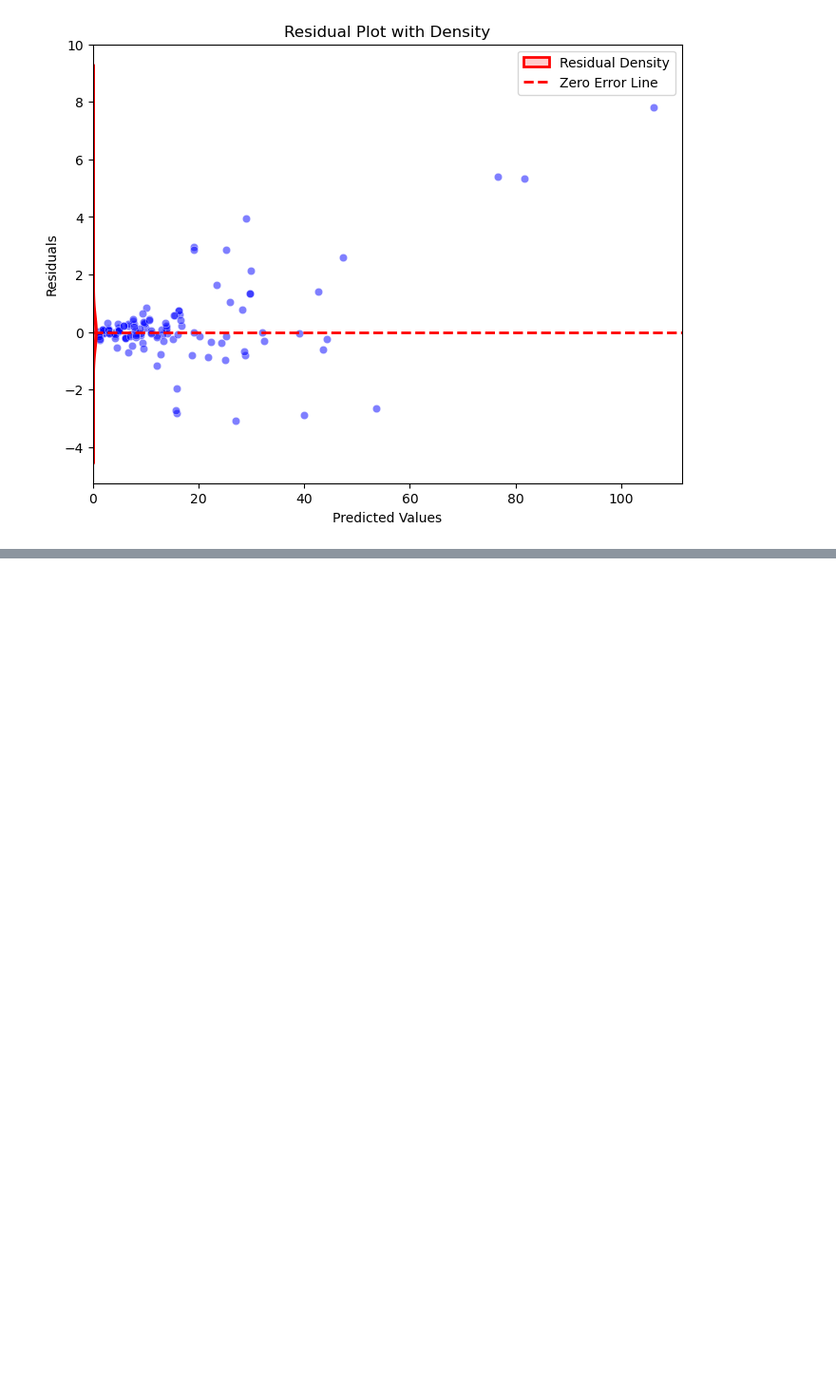
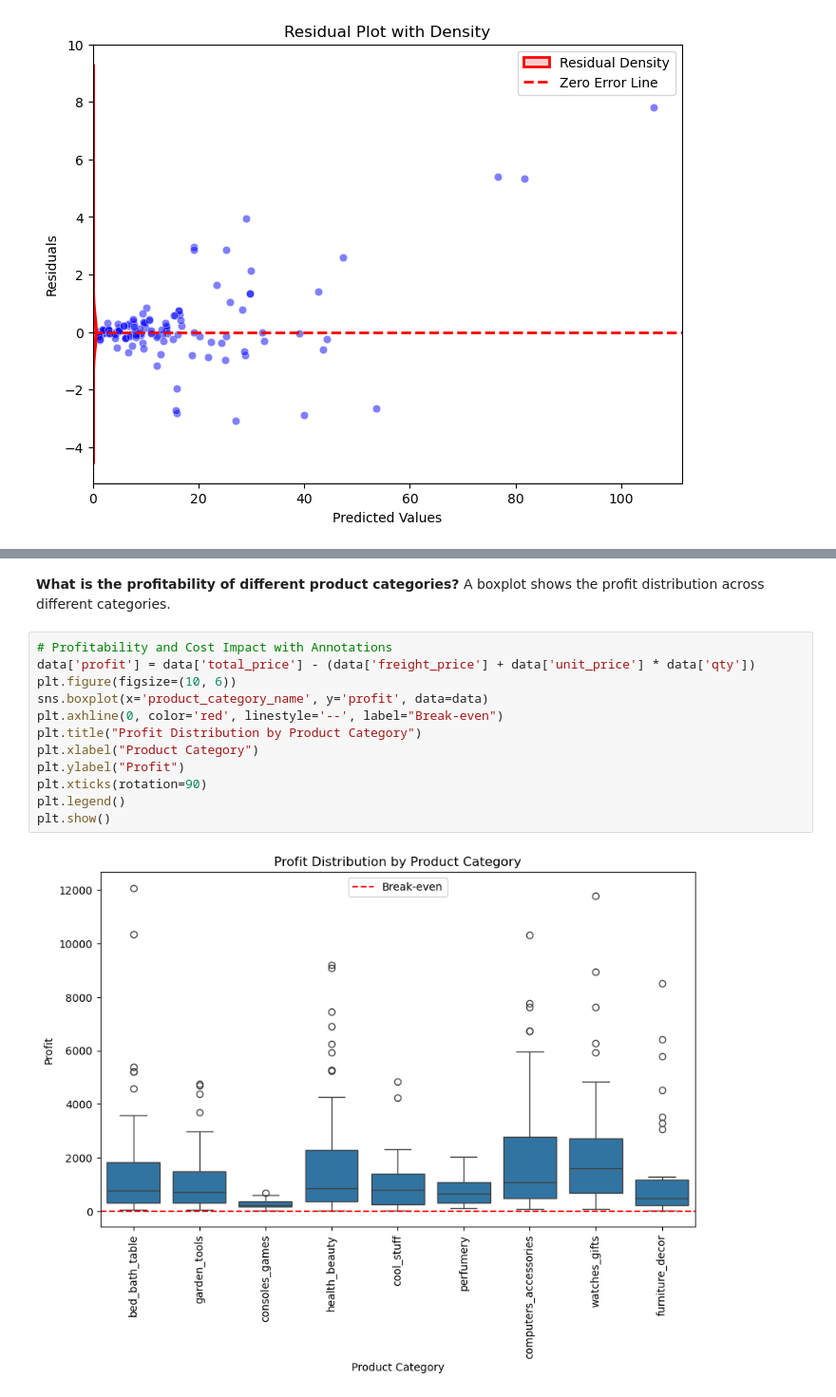
Before and after one commit to MiltonGreat/Retail-Price-Optimization, a Jupyter notebook: Retail Price Optimization.ipynb, the cells around one changed output, grey strips where cells are left out. Shown: that part at 95% size. Cells and saved outputs as stored; diff of their text form; blank space fills up the shorter version.

```diff
--- a/Retail Price Optimization.ipynb
+++ b/Retail Price Optimization.ipynb
@@ -194 +258,17 @@ plt.show()
+# %% [markdown]
+**What is the profitability of different product categories?** A boxplot shows the profit distribution across different categories.
+# %%
+# Profitability and Cost Impact with Annotations
+data['profit'] = data['total_price'] - (data['freight_price'] + data['unit_price'] * data['qty'])
+plt.figure(figsize=(10, 6))
+sns.boxplot(x='product_category_name', y='profit', data=data)
+plt.axhline(0, color='red', linestyle='--', label="Break-even")
+plt.title("Profit Distribution by Product Category")
+plt.xlabel("Product Category")
+plt.ylabel("Profit")
+plt.xticks(rotation=90)
+plt.legend()
+plt.show()
+# %% [output]
+[figure, added]
 # %% [markdown]
```
Also changed, not shown: parts of 16 cells of this notebook.
